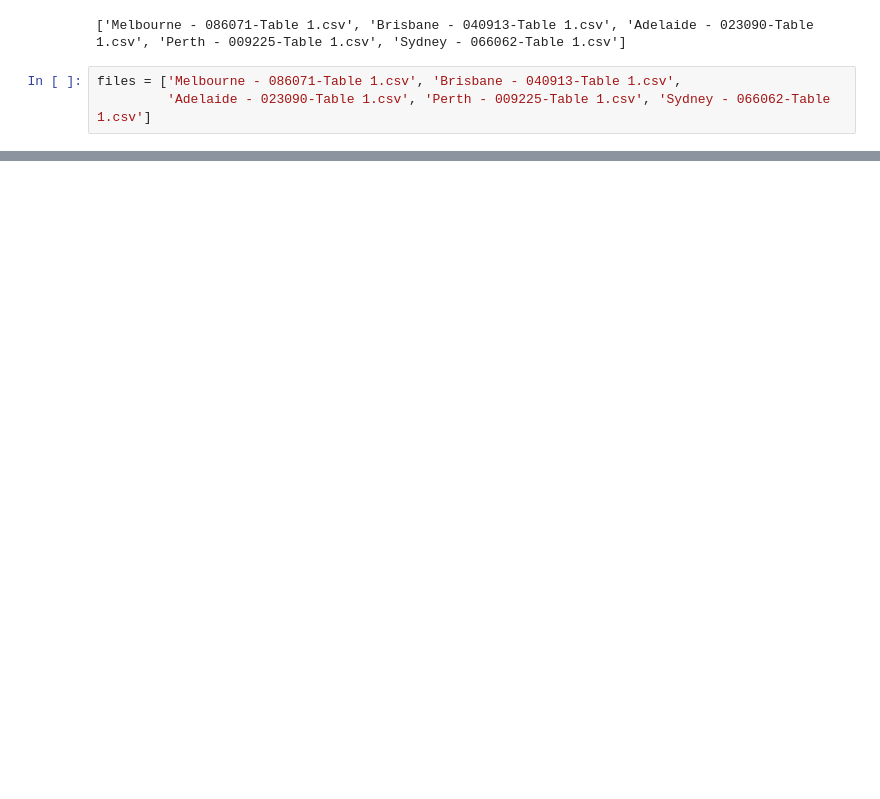
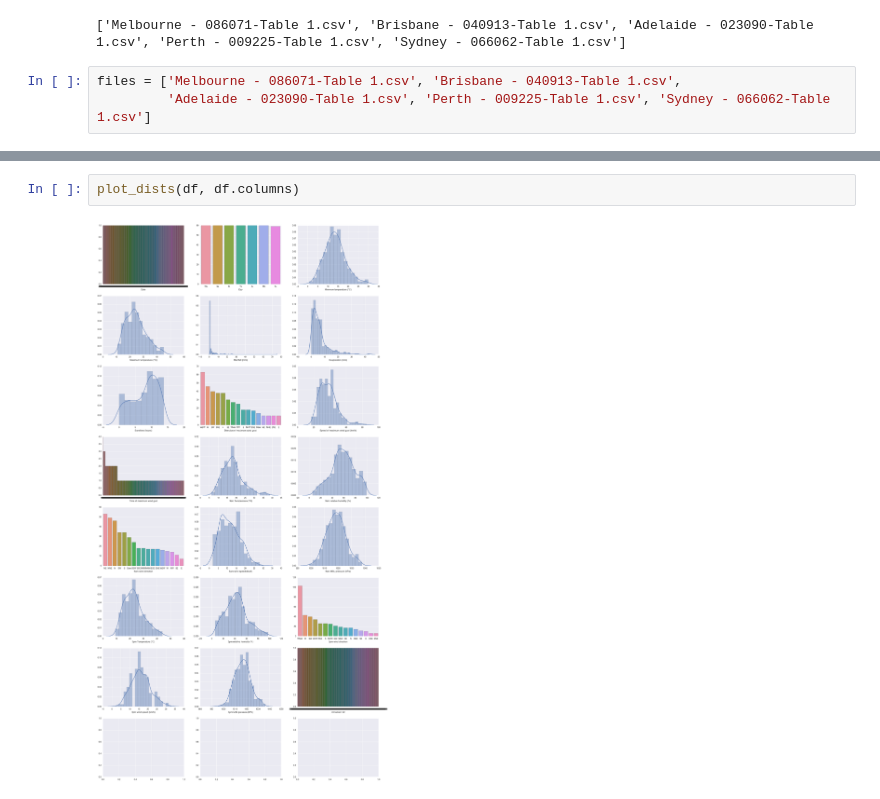
Before and after one commit to BrunnoRicci/bom-austraila, a Jupyter notebook: BOM_Australia.ipynb, the cells around one changed output, grey strips where cells are left out. Drawn from its saved outputs; the diff is of its cells as text; blank space fills up the shorter version.

```diff
--- a/BOM_Australia.ipynb
+++ b/BOM_Australia.ipynb
@@ -85,0 +93,4 @@ for col in p.index:
+# %%
+plot_dists(df, df.columns)
+# %% [output]
+[figure, added]
```
Also changed, not shown: parts of 6 cells of this notebook.
